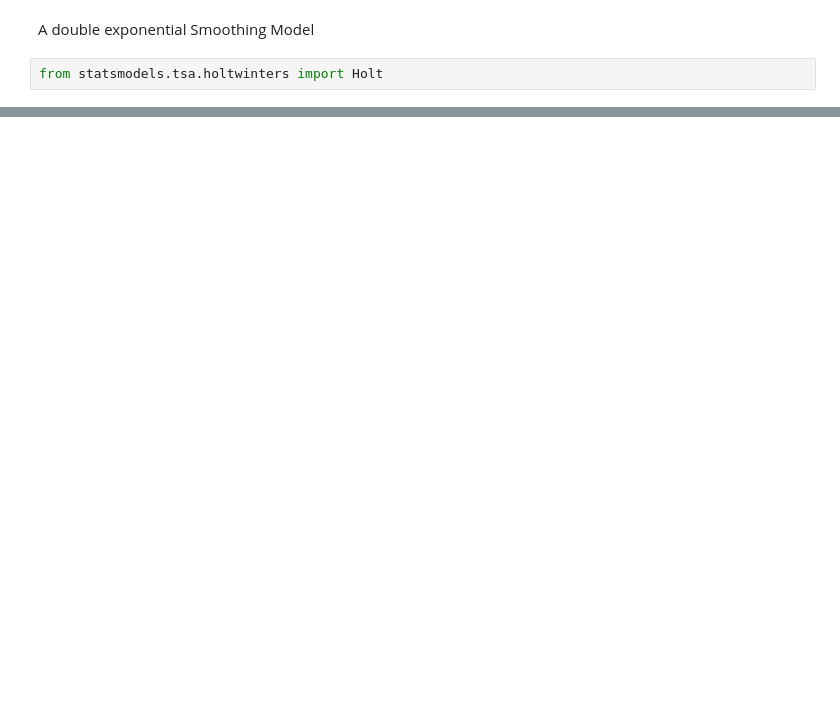
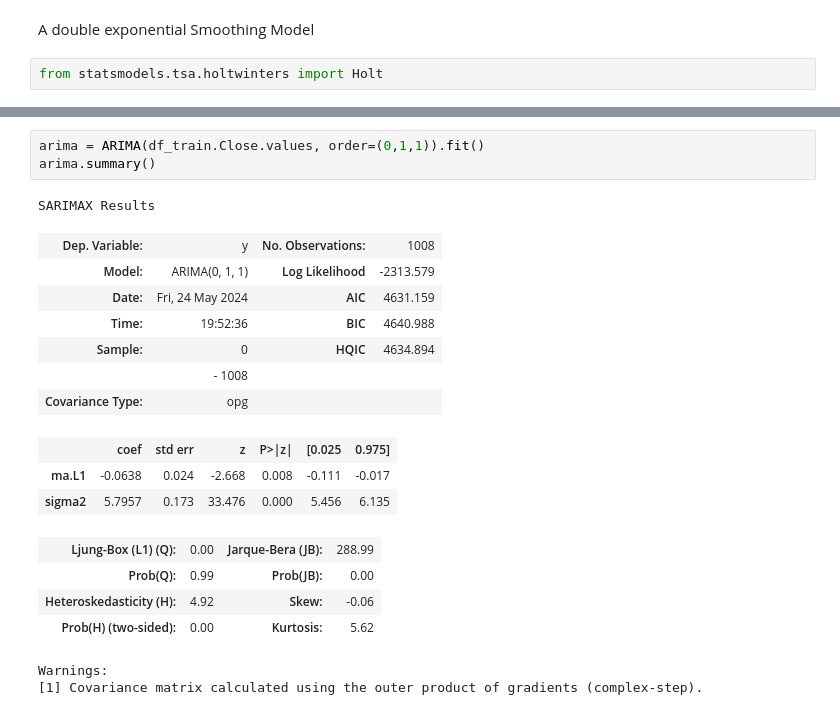
Before and after one commit to bootstrapM/erdos-may-2024-imputing-data, a Jupyter notebook: CarlosNotebooks/exploring_dataset.ipynb, the cells around one changed output, grey strips where cells are left out. Saved outputs shown, nothing was run; the diff lists cells and outputs as text; blank space fills up the shorter version.

```diff
--- a/CarlosNotebooks/exploring_dataset.ipynb
+++ b/CarlosNotebooks/exploring_dataset.ipynb
@@ -158,0 +228,21 @@ KeyboardInterrupt:
+# %%
+arima = ARIMA(df_train.Close.values, order=(0,1,1)).fit()
+arima.summary()
+# %% [output]
+SARIMAX Results
+| Dep. Variable: | y | No. Observations: | 1008 |
+| Model: | ARIMA(0, 1, 1) | Log Likelihood | -2313.579 |
+| Date: | Fri, 24 May 2024 | AIC | 4631.159 |
+| Time: | 19:52:36 | BIC | 4640.988 |
+| Sample: | 0 | HQIC | 4634.894 |
+|  | - 1008 |  |  |
+| Covariance Type: | opg |  |  |
+|  | coef | std err | z | P>|z| | [0.025 | 0.975] |
+| ma.L1 | -0.0638 | 0.024 | -2.668 | 0.008 | -0.111 | -0.017 |
+| sigma2 | 5.7957 | 0.173 | 33.476 | 0.000 | 5.456 | 6.135 |
+| Ljung-Box (L1) (Q): | 0.00 | Jarque-Bera (JB): | 288.99 |
+| Prob(Q): | 0.99 | Prob(JB): | 0.00 |
+| Heteroskedasticity (H): | 4.92 | Skew: | -0.06 |
+| Prob(H) (two-sided): | 0.00 | Kurtosis: | 5.62 |
+Warnings:
+[1] Covariance matrix calculated using the outer product of gradients (complex-step).
```
Also changed, not shown: parts of 11 cells of this notebook.
